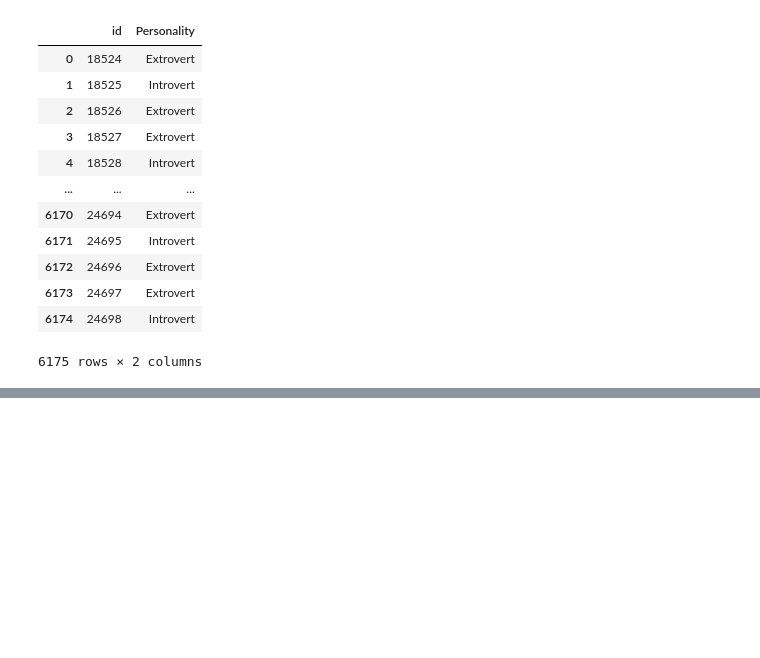
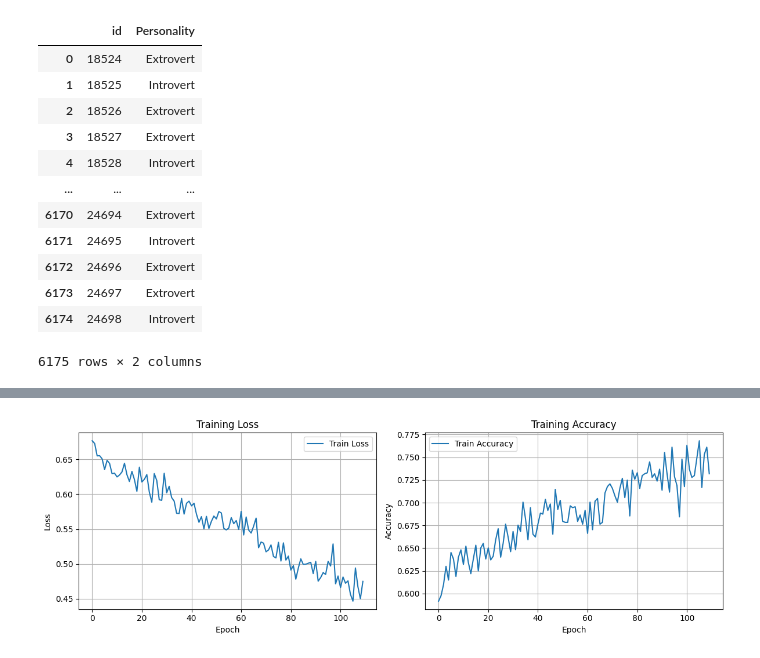
Before and after one commit to ol-webb/kaggle_extroverts, a Jupyter notebook: eda1.ipynb, the cells around one changed output, grey strips where cells are left out. Cells and saved outputs as stored; diff of their text form; code cells hidden in the pictures; blank space fills up the shorter version.

```diff
--- a/eda1.ipynb
+++ b/eda1.ipynb
@@ -535,0 +622,4 @@ x_train_false_positives
+# %%
+device = torch.device("cuda" if torch.cuda.is_available() else "cpu")
+
+print(device)
@@ -535,0 +643,8 @@ x_train_false_positives
+# %%
+training_data = dataset(xtrain_nn, ytrain_nn)
+validation_data = dataset(xval_nn, yval_nn)
+all_data = dataset(X_all_processed, y_all)
+
+train_dataloader = DataLoader(training_data, batch_size=32, shuffle=True)
+validation_dataloader = DataLoader(validation_data, batch_size=32, shuffle=True)
+all_dataloader = DataLoader(all_data, batch_size=32, shuffle=True)
@@ -535,0 +676,3 @@ x_train_false_positives
+# %%
+input_dim = xtrain_nn.shape[1]  # Number of features
+model = MyModel(input_dim).to(device)
@@ -535,0 +702,3 @@ x_train_false_positives
+# %%
+criterion = nn.BCELoss()
+optimizer = Adam(model.parameters(), lr=0.005)
@@ -535,0 +759,25 @@ x_train_false_positives
+# %%
+import matplotlib.pyplot as plt
+
+plt.figure(figsize=(12, 4))
+
+plt.subplot(1, 2, 1)
+plt.plot(total_loss_train_plot, label="Train Loss")
+plt.xlabel("Epoch")
+plt.ylabel("Loss")
+plt.title("Training Loss")
+plt.grid()
+plt.legend()
+
+plt.subplot(1, 2, 2)
+plt.plot(total_acc_train_plot, label="Train Accuracy")
+plt.xlabel("Epoch")
+plt.ylabel("Accuracy")
+plt.title("Training Accuracy")
+plt.grid()
+plt.legend()
+
+plt.tight_layout()
+plt.show()
+# %% [output]
+[figure, added]
```
Also changed, not shown: parts of 64 cells of this notebook, 1 other file.
